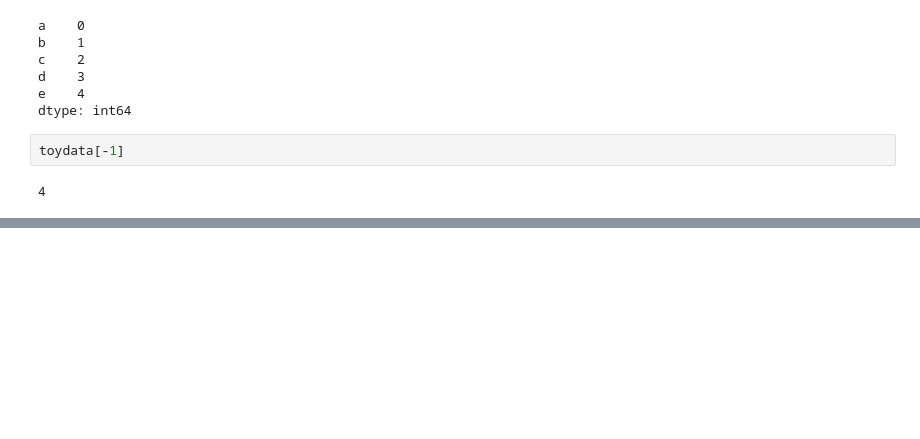
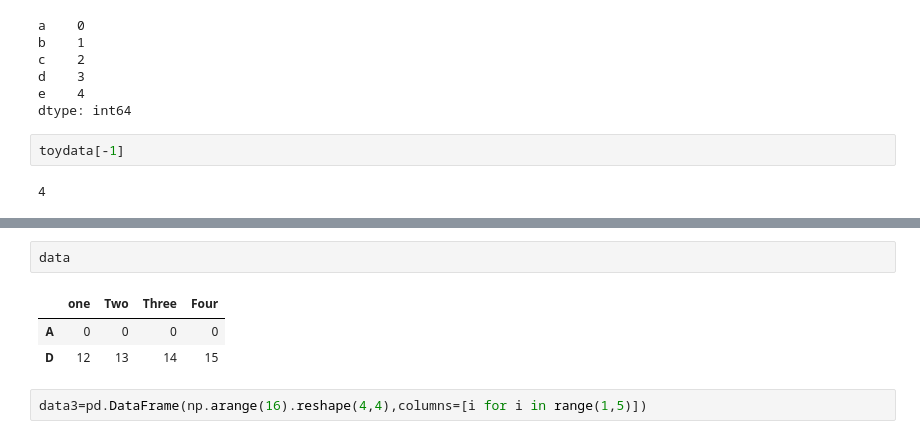
Before and after one commit to KhatiwadaPrajwal056/Data-Science-Libraries-, a Jupyter notebook: pandas.ipynb, the cells around one changed output, grey strips where cells are left out. Saved outputs shown, nothing was run; the diff lists cells and outputs as text; blank space fills up the shorter version.

```diff
--- a/pandas.ipynb
+++ b/pandas.ipynb
@@ -885,0 +911,8 @@ SyntaxError: invalid syntax (1640317043.py, line 1)
+# %%
+data
+# %% [output]
+|  | one | Two | Three | Four |
+| A | 0 | 0 | 0 | 0 |
+| D | 12 | 13 | 14 | 15 |
+# %%
+data3=pd.DataFrame(np.arange(16).reshape(4,4),columns=[i for i in range(1,5)])
```
Also changed, not shown: parts of 13 cells of this notebook, 1 other file.
